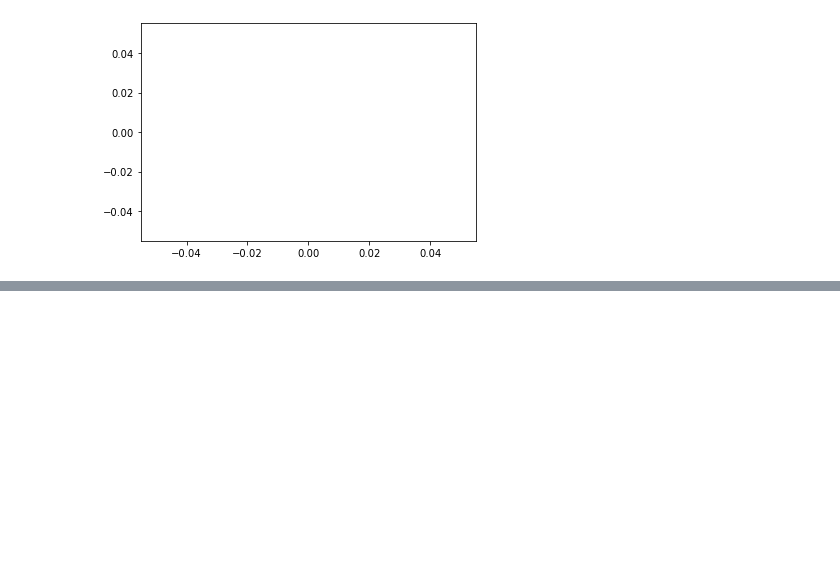
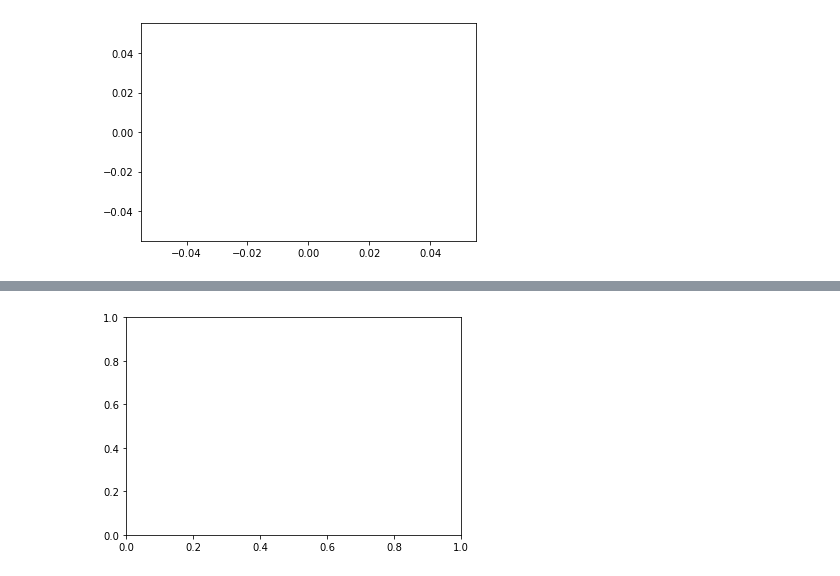
Before and after one commit to GKPSingh/M2D12, a Jupyter notebook: Matplotlib.ipynb, the cells around one changed output, grey strips where cells are left out. Saved outputs shown, nothing was run; the diff lists cells and outputs as text; code cells hidden in the pictures; blank space fills up the shorter version.

```diff
--- a/Matplotlib.ipynb
+++ b/Matplotlib.ipynb
@@ -34,0 +44,8 @@ plt.plot([])
+# %%
+# 1st method
+
+fig = plt.figure() #create a figure
+ax = fig.add_subplot() # adds some axis
+plt.show()
+# %% [output]
+[figure, added]
```
Also changed, not shown: parts of 5 cells of this notebook.
